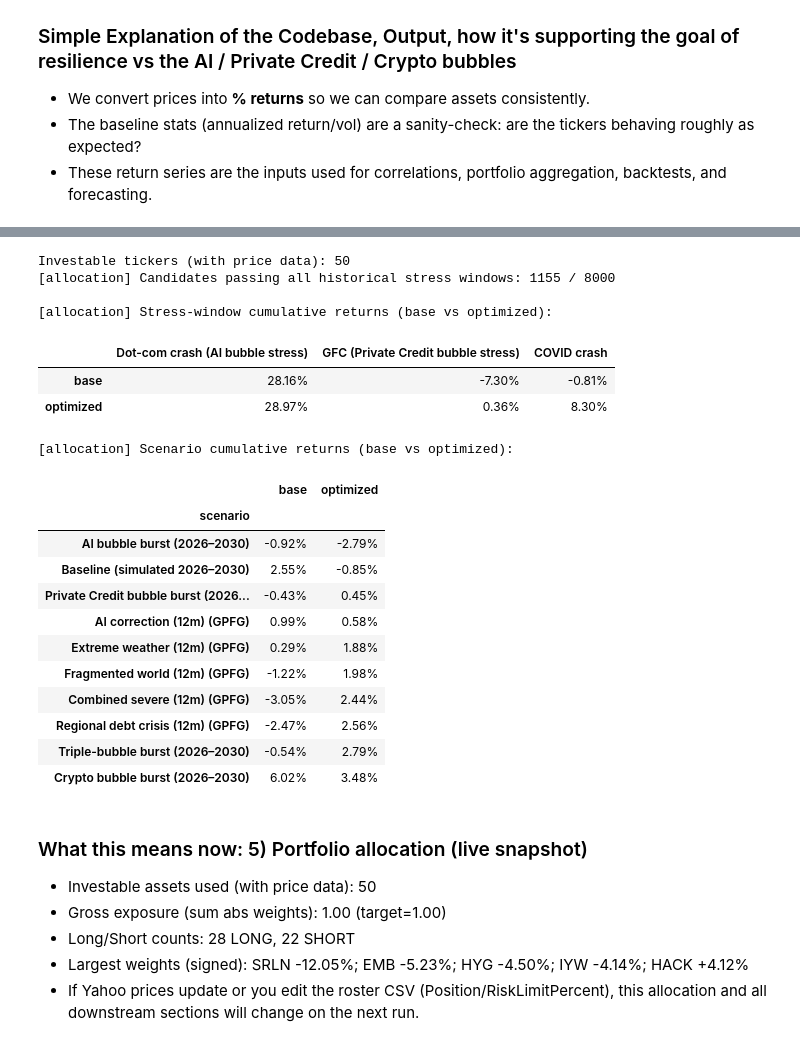
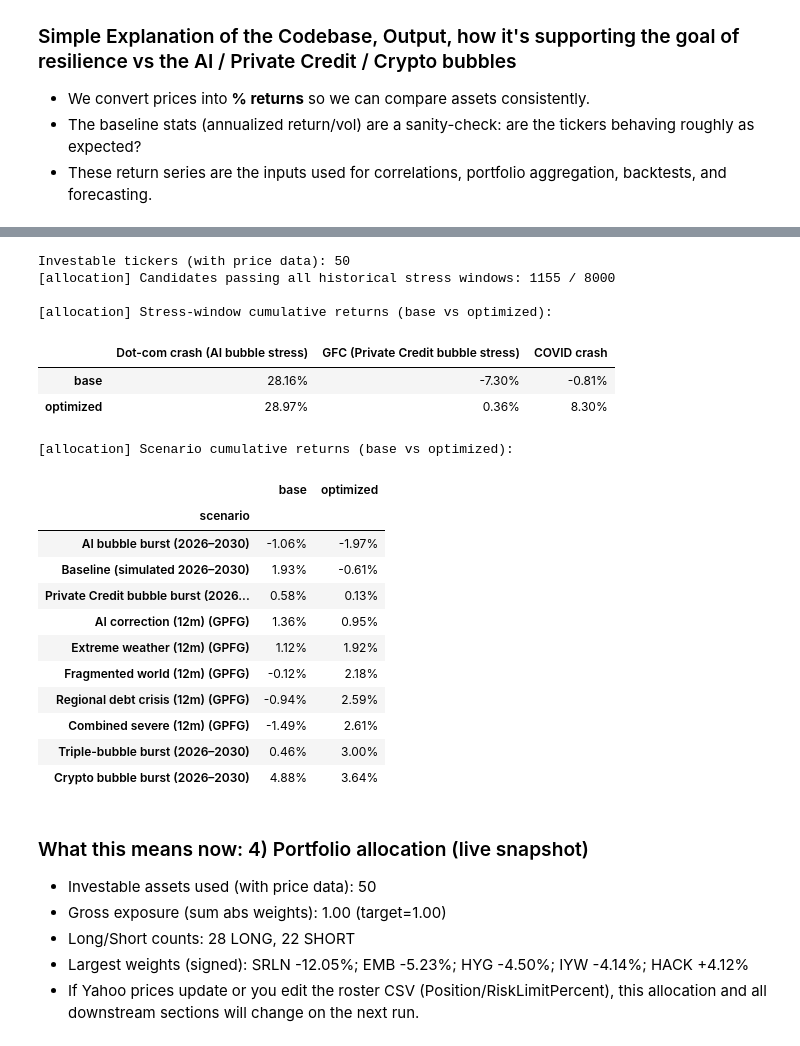
Before and after one commit to Saahil-Dey-Vishal/bubble-resilient-portfolio, a Jupyter notebook: Bubble_Resilient_Portfolio.ipynb, the cells around one changed output, grey strips where cells are left out. Drawn from its saved outputs; the diff is of its cells as text; code cells hidden in the pictures.

```diff
--- a/Bubble_Resilient_Portfolio.ipynb
+++ b/Bubble_Resilient_Portfolio.ipynb
@@ -346,12 +376,10 @@ EVENT_WINDOWS = {
     'Crypto winter (Crypto bubble stress)': ('2021-11-10', '2022-11-09'),
 }
 
-# Bubble tickers (used for bubble correlation + stress tests; not necessarily held in the FICC portfolio)
-BUBBLE_TICKERS = {
-    'AI bubble': 'QQQ',
-    'Private Credit bubble': 'HYG',
-    'Crypto bubble': 'BTC-USD',
-}
+# Bubble ticker sets (single source of truth)
+# NOTE: defined in Section 0 (Setup) so Section 0.5 watch + Section 5 EWS + downstream factor models stay aligned.
+if 'BUBBLE_TICKERS' not in globals() or not isinstance(BUBBLE_TICKERS, dict) or not BUBBLE_TICKERS:
+    raise RuntimeError('BUBBLE_TICKERS missing/empty; run Section 0 setup cell first.')
 
 # Roster CSV (source of truth for investable universe + positioning guidance)
 ROSTER_PATH = 'FICC_and_Alternatives_50_Ticker_Roster_Updated_Long_Short_Positions_2026_to_2030.csv'
@@ -406,7 +434,7 @@ if 'explain' in globals():
         bullets.append(f'Gross exposure target: {GROSS_EXPOSURE:.0%} (sum abs(weights))')
         bullets.append(f'Sampling cap: MAX_ABS_WEIGHT={MAX_ABS_WEIGHT:.0%} per position (abs)')
 
-        bubbles = ', '.join([f'{k}={v}' for k, v in BUBBLE_TICKERS.items()])
+        bubbles = '; '.join([f"{k}=[{', '.join(v)}]" for k, v in BUBBLE_TICKERS.items()])
         bullets.append(f'Bubble proxies used in Sections 4/10: {bubbles}')
 
         top = roster[['Ticker', 'Position', 'RiskLimitPercent']].copy()
@@ -544,7 +572,8 @@ HIST_START = '1999-01-01'
 
 # Investable universe tickers come from the roster CSV (dynamic)
 ficc_tickers = universe_tickers.copy()
-bubble_tickers = list(BUBBLE_TICKERS.values())
+# Underlying bubble tickers (flattened). Bubble *factors* are computed later as composites.
+bubble_tickers = sorted({t for ts in BUBBLE_TICKERS.values() for t in ts})
 
 ALL_TICKERS = sorted(set(ficc_tickers + bubble_tickers))
 
@@ -1083,9 +918,14 @@ if USE_STRESS_OPTIMIZED_WEIGHTS and len(asset_tickers) >= 3:
         # Forward-looking factor scenarios (Section 10 + 10B)
         # -----------------------------
         scenario_paths: dict[str, pd.DataFrame] = {}
-        bubble_factor_tickers = [t for t in BUBBLE_TICKERS.values() if t in rets.columns]
-        if (INCLUDE_SECTION10_SCENARIOS or INCLUDE_GPFG_SCENARIOS) and len(bubble_factor_tickers) >= 2:
-            bubble_m = (1 + rets[bubble_factor_tickers].fillna(0)).resample(MONTHLY_FREQ).prod() - 1
+        bubble_factors: list[str] = []
+        if 'bubble_factor_returns' in globals() and bubble_factor_returns is not None and not bubble_factor_returns.empty:
+            bubble_factors = [c for c in ['AI bubble', 'Private Credit bubble', 'Crypto bubble'] if c in bubble_factor_returns.columns]
+            if not bubble_factors:
+                bubble_factors = list(bubble_factor_returns.columns)
+
+        if (INCLUDE_SECTION10_SCENARIOS or INCLUDE_GPFG_SCENARIOS) and len(bubble_factors) >= 2:
+            bubble_m = (1 + bubble_factor_returns[bubble_factors].reindex(rets.index).fillna(0.0)).resample(MONTHLY_FREQ).prod() - 1
             asset_m = (1 + rets[asset_tickers].fillna(0)).resample(MONTHLY_FREQ).prod() - 1
 
             betas: dict[str, pd.Series] = {}
@@ -1095,7 +935,7 @@ if USE_STRESS_OPTIMIZED_WEIGHTS and len(asset_tickers) >= 3:
                 if df.shape[0] < 36:
                     continue
                 y = df['__asset__']
-                X = sm.add_constant(df[bubble_factor_tickers])
+                X = sm.add_constant(df[bubble_factors])
                 try:
                     fit = sm.OLS(y, X).fit()
                 except Exception:
@@ -1120,9 +960,9 @@ if USE_STRESS_OPTIMIZED_WEIGHTS and len(asset_tickers) >= 3:
                     raise ValueError('Empty scenario path')
                 return s
 
-            ai_bubble = BUBBLE_TICKERS['AI bubble']
-            private_credit_bubble = BUBBLE_TICKERS['Private Credit bubble']
-            crypto_bubble = BUBBLE_TICKERS['Crypto bubble']
+            ai_bubble = 'AI bubble'
+            private_credit_bubble = 'Private Credit bubble'
+            crypto_bubble = 'Crypto bubble'
             needed = [ai_bubble, private_credit_bubble, crypto_bubble]
             needed = [t for t in needed if t in bubble_m.columns]
 
@@ -1329,45 +1169,45 @@ if 'explain' in globals():
         try:
             n_long = int((best_w > 0).sum())
             n_short = int((best_w < 0).sum())
             bullets.append(f'Long/Short counts: {n_long} LONG, {n_short} SHORT')
         except Exception:
             pass
 
         try:
             idx = best_w.reindex(asset_tickers).fillna(0.0).abs().sort_values(ascending=False).head(5).index
             top_w = best_w.reindex(idx)
             top_txt = '; '.join([f'{k} {v * 100:+.2f}%' for k, v in top_w.items()])
             if top_txt:
                 bullets.append('Largest weights (signed): ' + top_txt)
         except Exception:
             pass
 
         bullets.append('If Yahoo prices update or you edit the roster CSV (Position/RiskLimitPercent), this allocation and all downstream sections will change on the next run.')
-        explain('5) Portfolio allocation (live snapshot)', bullets)
+        explain('4) Portfolio allocation (live snapshot)', bullets)
     except Exception:
         pass
 # %% [output]
 Investable tickers (with price data): 50
 [allocation] Candidates passing all historical stress windows: 1155 / 8000
 
 [allocation] Stress-window cumulative returns (base vs optimized):
 |  | Dot-com crash (AI bubble stress) | GFC (Private Credit bubble stress) | COVID crash |
 | base | 28.16% | -7.30% | -0.81% |
 | optimized | 28.97% | 0.36% | 8.30% |
 [allocation] Scenario cumulative returns (base vs optimized):
 |  | base | optimized |
 | scenario |  |  |
-| AI bubble burst (2026–2030) | -0.92% | -2.79% |
-| Baseline (simulated 2026–2030) | 2.55% | -0.85% |
-| Private Credit bubble burst (2026... | -0.43% | 0.45% |
-| AI correction (12m) (GPFG) | 0.99% | 0.58% |
-| Extreme weather (12m) (GPFG) | 0.29% | 1.88% |
-| Fragmented world (12m) (GPFG) | -1.22% | 1.98% |
-| Combined severe (12m) (GPFG) | -3.05% | 2.44% |
-| Regional debt crisis (12m) (GPFG) | -2.47% | 2.56% |
-| Triple-bubble burst (2026–2030) | -0.54% | 2.79% |
-| Crypto bubble burst (2026–2030) | 6.02% | 3.48% |
+| AI bubble burst (2026–2030) | -1.06% | -1.97% |
+| Baseline (simulated 2026–2030) | 1.93% | -0.61% |
+| Private Credit bubble burst (2026... | 0.58% | 0.13% |
+| AI correction (12m) (GPFG) | 1.36% | 0.95% |
+| Extreme weather (12m) (GPFG) | 1.12% | 1.92% |
+| Fragmented world (12m) (GPFG) | -0.12% | 2.18% |
+| Regional debt crisis (12m) (GPFG) | -0.94% | 2.59% |
+| Combined severe (12m) (GPFG) | -1.49% | 2.61% |
+| Triple-bubble burst (2026–2030) | 0.46% | 3.00% |
+| Crypto bubble burst (2026–2030) | 4.88% | 3.64% |
-### What this means now: 5) Portfolio allocation (live snapshot)
+### What this means now: 4) Portfolio allocation (live snapshot)
 - Investable assets used (with price data): 50
 - Gross exposure (sum abs weights): 1.00 (target=1.00)
 - Long/Short counts: 28 LONG, 22 SHORT
```
Also changed, not shown: parts of 33 cells of this notebook, 24 other files.
